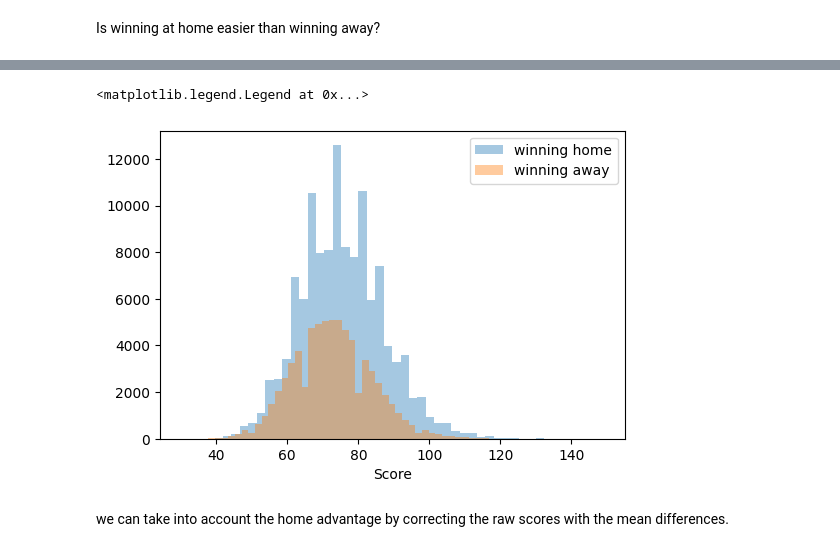
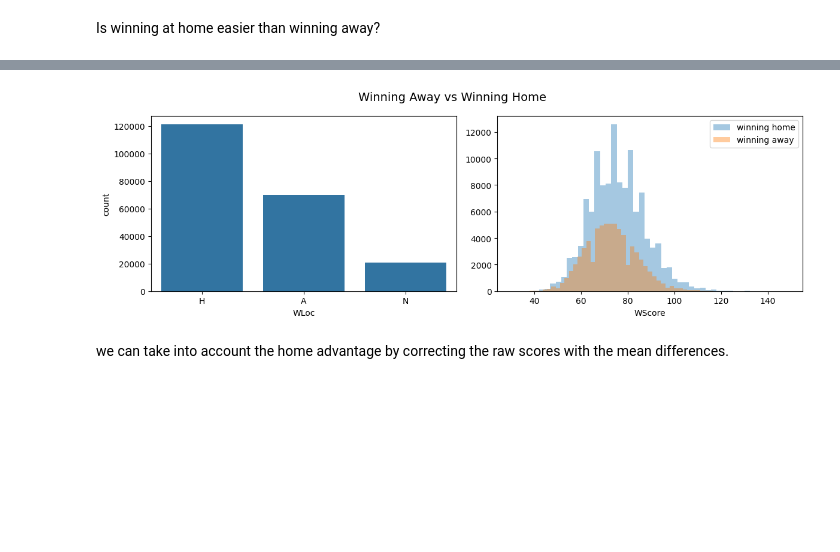
Before and after one commit to cico-rial/march-madness, a Jupyter notebook: march-madness.ipynb, the cells around one changed output, grey strips where cells are left out. Cells and saved outputs as stored; diff of their text form; code cells hidden in the pictures; blank space fills up the shorter version.

```diff
--- a/march-madness.ipynb
+++ b/march-madness.ipynb
@@ -381,12 +213,21 @@ seaborn.displot(tmp, kind="hist")
-# %%
-plt.figure(figsize=(6,4))
-seaborn.distplot(s1, label="winning home", kde=False)
-seaborn.distplot(s2, label="winning away", kde=False)
-plt.xlabel("Score")
-plt.legend()
-# %% [output]
-<matplotlib.legend.Legend at 0x...>
-[figure, removed]
+# %%
+s1 = regular_results_df[regular_results_df["WLoc"]== "H"]["WScore"]
+s2 = regular_results_df[regular_results_df["WLoc"]== "A"]["WScore"]
+
+fig, axes = plt.subplots(1, 2, figsize=(12, 4))
+
+seaborn.barplot(x=regular_results_df["WLoc"].value_counts().index,
+                y=regular_results_df["WLoc"].value_counts(),
+                ax=axes[0])
+seaborn.distplot(s1, label="winning home", kde=False, ax=axes[1])
+seaborn.distplot(s2, label="winning away", kde=False, ax=axes[1])
+
+axes[1].legend()
+plt.suptitle('Winning Away vs Winning Home', fontsize=14)
+plt.tight_layout()
+plt.show()
+# %% [output]
+[figure, added]
 # %% [markdown]
 we can take into account the home advantage by correcting the raw scores with the mean differences.
 # %%
```
Also changed, not shown: parts of 114 cells of this notebook.
